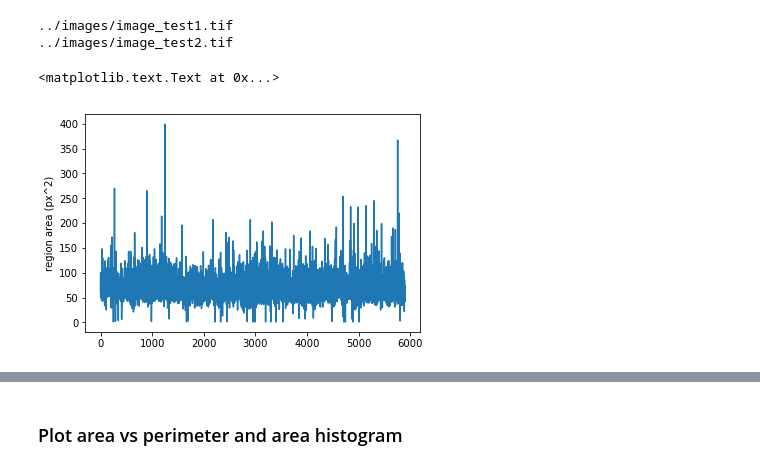
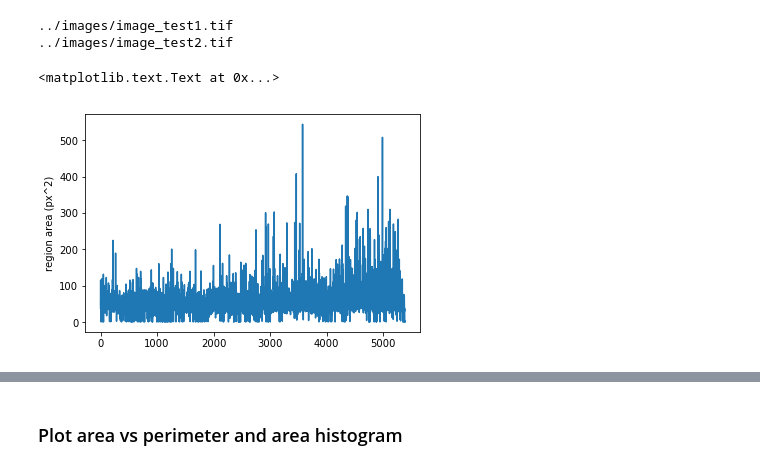
Before and after one commit to rempic/Image-Features-Extraction, a Jupyter notebook: tutorial/remi_python_image_analysis.ipynb, the cells around one changed output, grey strips where cells are left out. Cells and saved outputs as stored; diff of their text form; code cells hidden in the pictures.

```diff
--- a/tutorial/remi_python_image_analysis.ipynb
+++ b/tutorial/remi_python_image_analysis.ipynb
@@ -35,22 +35,22 @@ for img in collection_images:
 # %%
 % matplotlib inline
 import matplotlib.pyplot as plt
 
 
-image = collection_images.item(0)
+image = collection_images.item(1)
 
 
 collection_regions = image.regions()
 
 
 areas = collection_regions.prop_values('area')
 
 
 plt.plot(areas)
 plt.ylabel('region area (px^2)')
 # %% [output]
 <matplotlib.text.Text at 0x...>
-[figure, old version]
+[figure, new version]
 # %%
 print('Num regions: {}'.format(collection_regions.count()))
 
```
Also changed, not shown: parts of 2 cells of this notebook, 53 other files.
